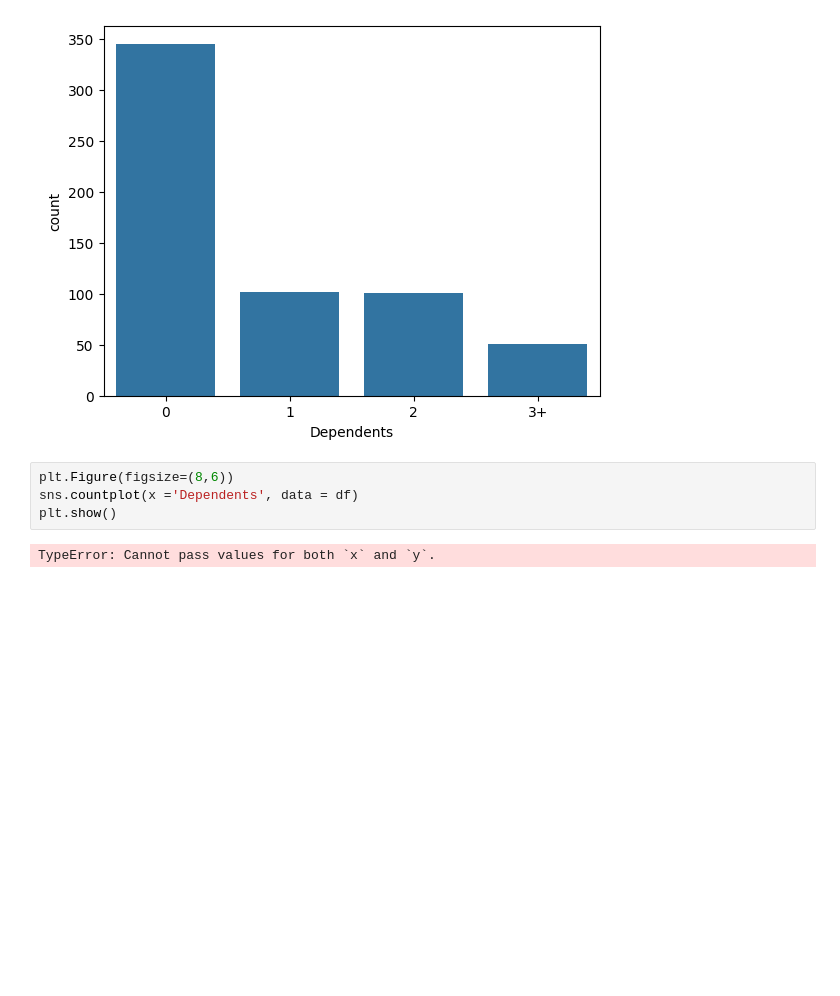
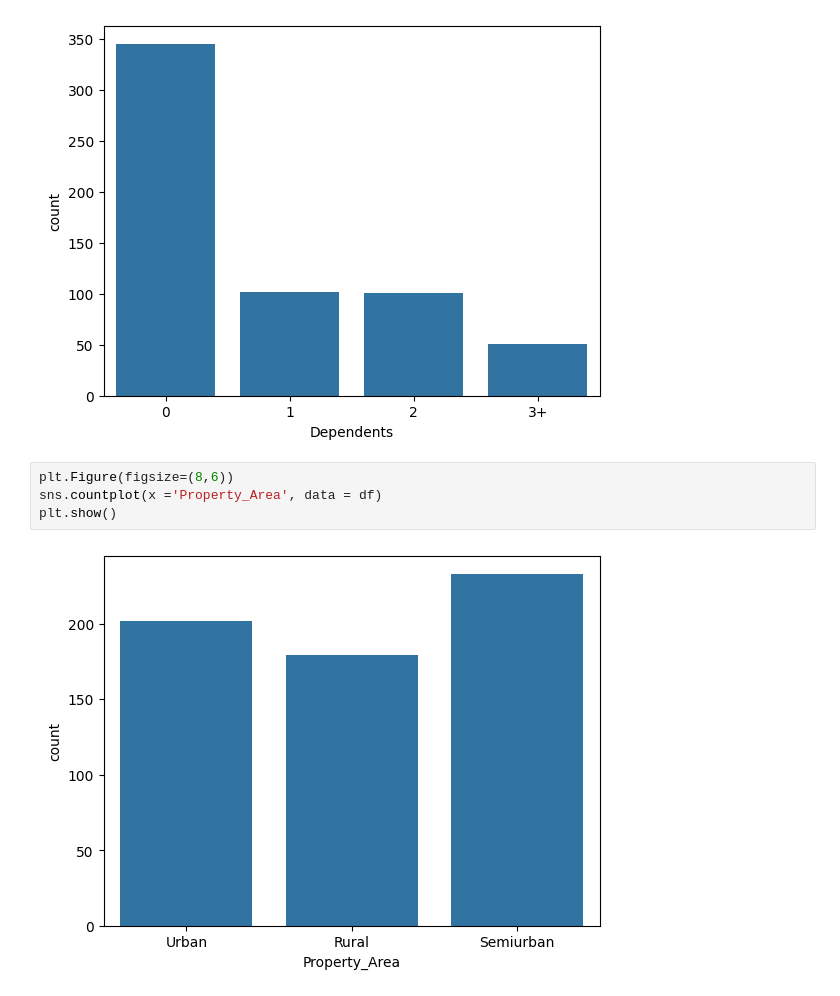
Before and after one commit to lucy-kevin/loan-prediction-data, a Jupyter notebook: loan_prediction.ipynb, the cells around one changed output. Cells and saved outputs as stored; diff of their text form; blank space fills up the shorter version.

Commit message:
Trying to see what i can do with the data

```diff
--- a/loan_prediction.ipynb
+++ b/loan_prediction.ipynb
@@ -88,7 +88,7 @@ plt.show()
 [figure]
 # %%
 plt.Figure(figsize=(8,6))
-sns.countplot(x ='Dependents', data = df)
+sns.countplot(x ='Property_Area', data = df)
 plt.show()
 # %% [output]
-TypeError: Cannot pass values for both `x` and `y`.
+[figure, added]
```
Also changed, not shown: parts of 2 cells of this notebook.
